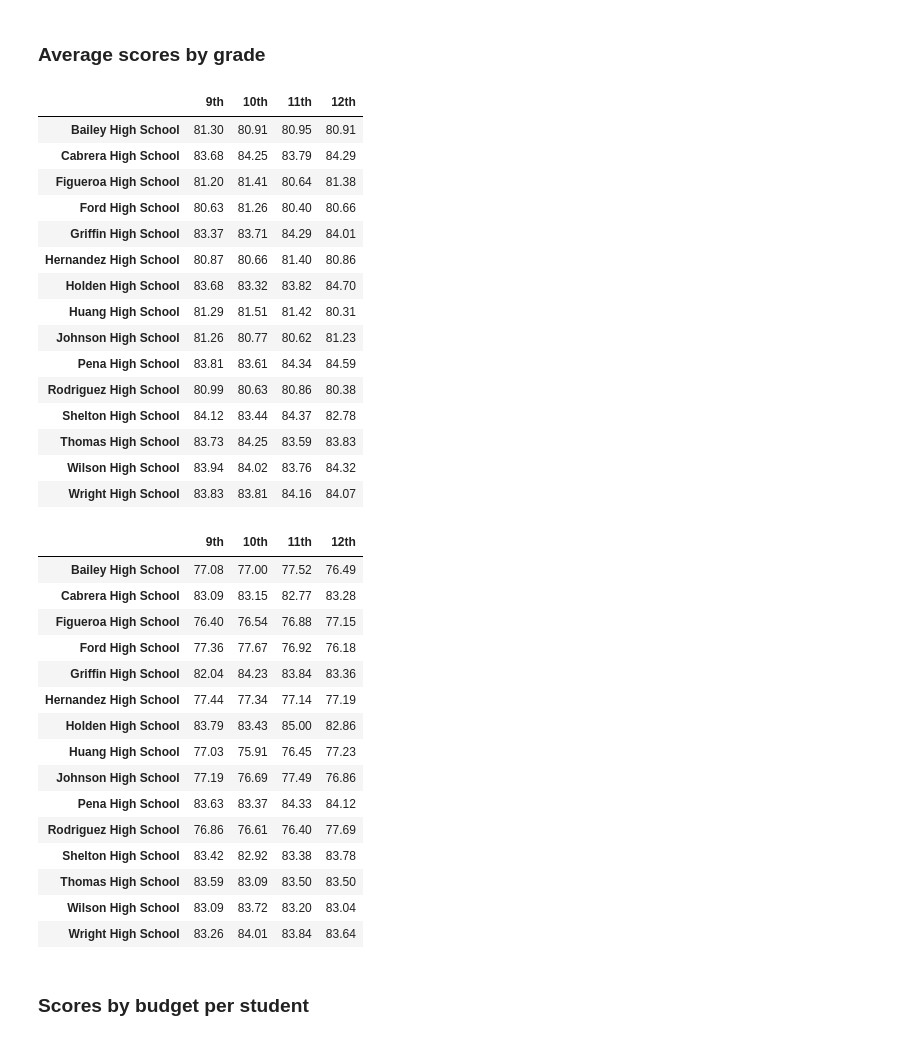
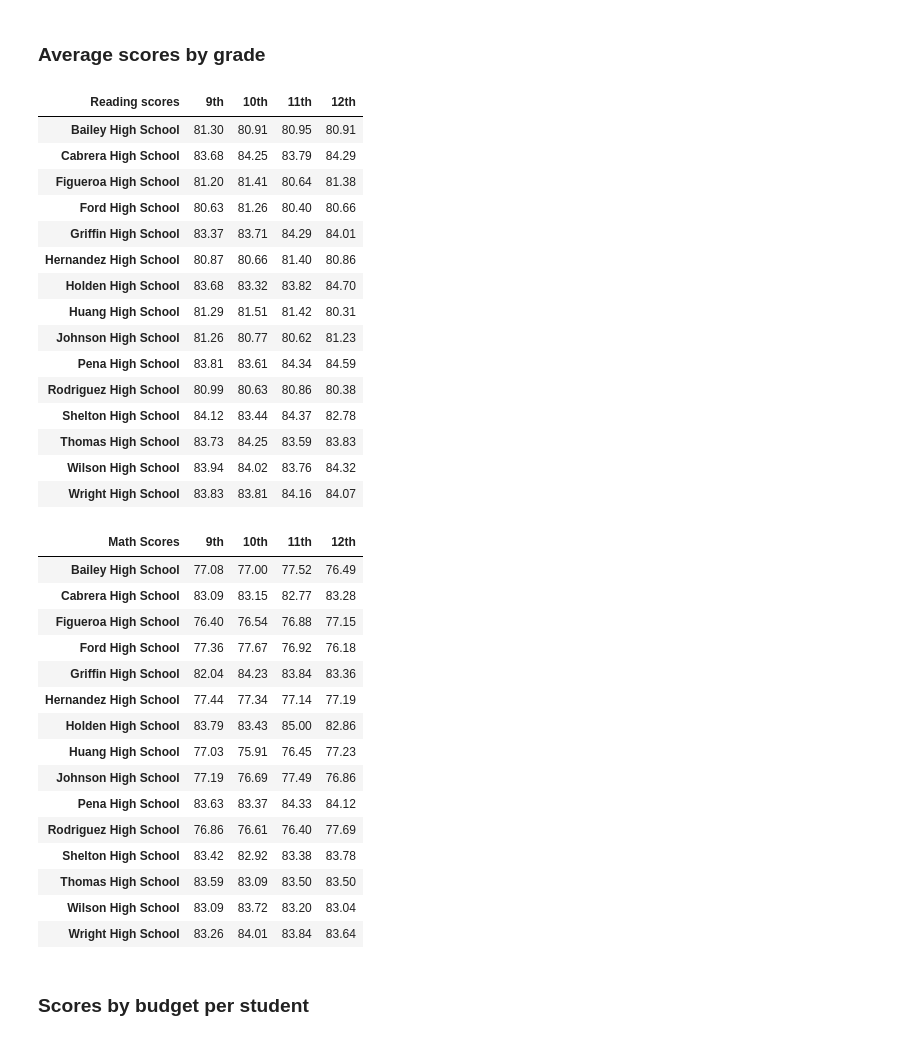
Before and after one commit to tri-bui/sandbox-analytics, a Jupyter notebook: pyschools/pycityschools.ipynb, the cells around one changed output. Saved outputs shown, nothing was run; the diff lists cells and outputs as text; code cells hidden in the pictures.

Commit message:
Add labels to 'scores by grade' tables in pyschool

```diff
--- a/pyschools/pycityschools.ipynb
+++ b/pyschools/pycityschools.ipynb
@@ -224,12 +224,13 @@ school_summary
 # %%
 # Reading scores by grade of each school
 grade_read_scores = pd.pivot_table(df, index='school_name', columns='grade',
                                    values='reading_score', aggfunc='mean').round(2)
-grade_read_scores.index.name = grade_read_scores.columns.name = None
+grade_read_scores.index.name = None
+grade_read_scores.columns.name = 'Reading scores'
 grade_read_scores = grade_read_scores[['9th', '10th', '11th', '12th']]
 grade_read_scores
 # %% [output]
-|  | 9th | 10th | 11th | 12th |
+| Reading scores | 9th | 10th | 11th | 12th |
 | Bailey High School | 81.30 | 80.91 | 80.95 | 80.91 |
 | Cabrera High School | 83.68 | 84.25 | 83.79 | 84.29 |
 | Figueroa High School | 81.20 | 81.41 | 80.64 | 81.38 |
@@ -249,11 +250,12 @@ grade_read_scores
 # Math scores by grade of each school
 grade_math_scores = pd.pivot_table(df, index='school_name', columns='grade',
                                    values='math_score', aggfunc='mean').round(2)
-grade_math_scores.index.name = grade_math_scores.columns.name = None
+grade_math_scores.index.name = None
+grade_math_scores.columns.name = 'Math Scores'
 grade_math_scores = grade_math_scores[['9th', '10th', '11th', '12th']]
 grade_math_scores
 # %% [output]
-|  | 9th | 10th | 11th | 12th |
+| Math Scores | 9th | 10th | 11th | 12th |
 | Bailey High School | 77.08 | 77.00 | 77.52 | 76.49 |
 | Cabrera High School | 83.09 | 83.15 | 82.77 | 83.28 |
 | Figueroa High School | 76.40 | 76.54 | 76.88 | 77.15 |
```
Also changed, not shown: parts of 2 cells of this notebook.
